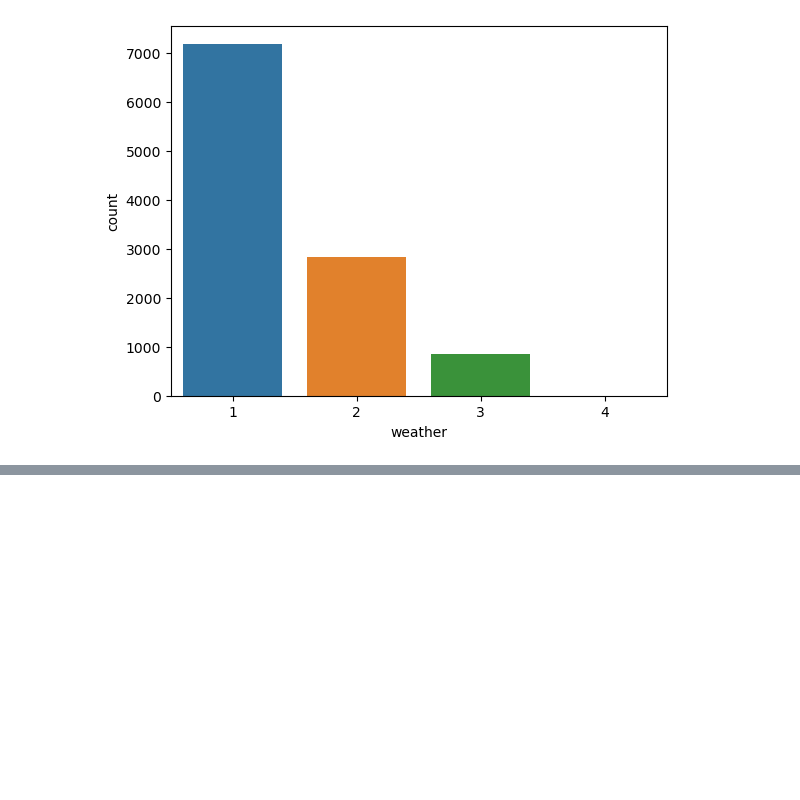
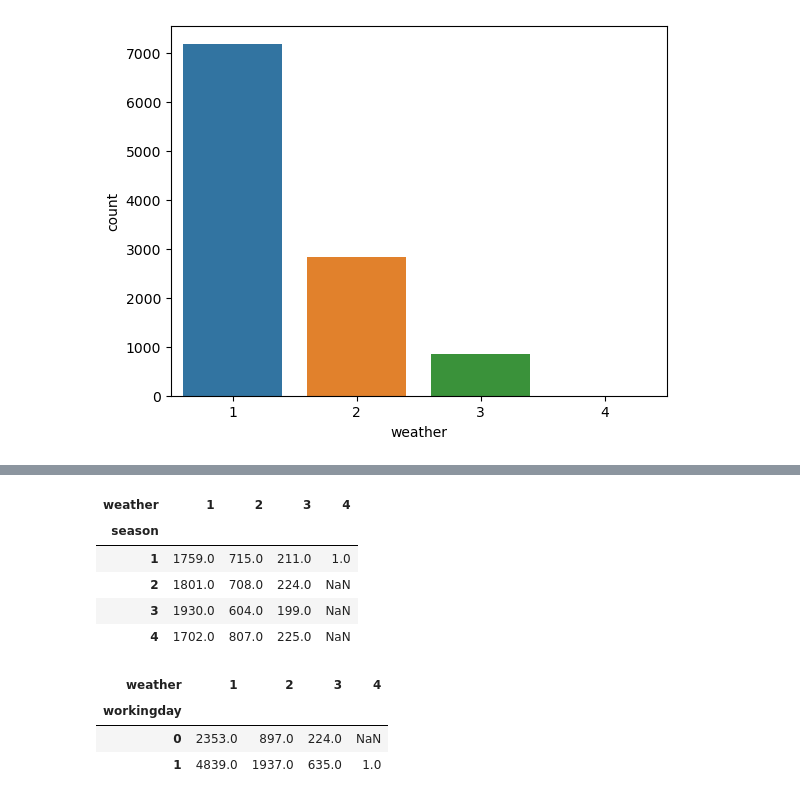
Before and after one commit to vicky887766/schulich-6666, a Jupyter notebook: midterm_practice.ipynb, the cells around one changed output, grey strips where cells are left out. Saved outputs shown, nothing was run; the diff lists cells and outputs as text; code cells hidden in the pictures; blank space fills up the shorter version.

```diff
--- a/midterm_practice.ipynb
+++ b/midterm_practice.ipynb
@@ -71,0 +90,16 @@ sns.histplot(df['Family_Size'], ax=ax3)
+# %%
+df.groupby(['season','weather'])['registered'].count().unstack()
+# %% [output]
+| weather | 1 | 2 | 3 | 4 |
+| season |  |  |  |  |
+| 1 | 1759.0 | 715.0 | 211.0 | 1.0 |
+| 2 | 1801.0 | 708.0 | 224.0 | NaN |
+| 3 | 1930.0 | 604.0 | 199.0 | NaN |
+| 4 | 1702.0 | 807.0 | 225.0 | NaN |
+# %%
+df.groupby(['workingday','weather'])['registered'].count().unstack()
+# %% [output]
+| weather | 1 | 2 | 3 | 4 |
+| workingday |  |  |  |  |
+| 0 | 2353.0 | 897.0 | 224.0 | NaN |
+| 1 | 4839.0 | 1937.0 | 635.0 | 1.0 |
```
Also changed, not shown: parts of 5 cells of this notebook.
